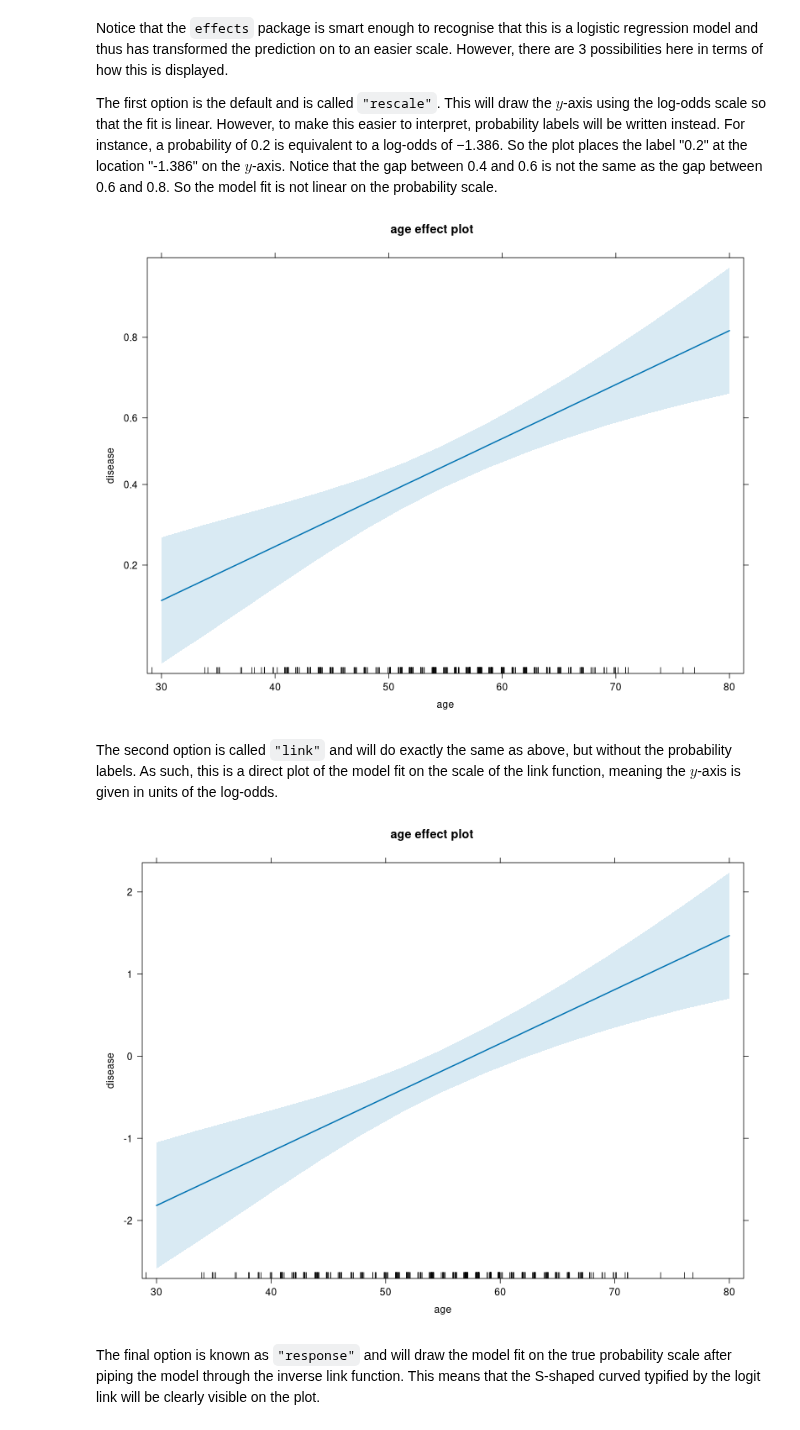
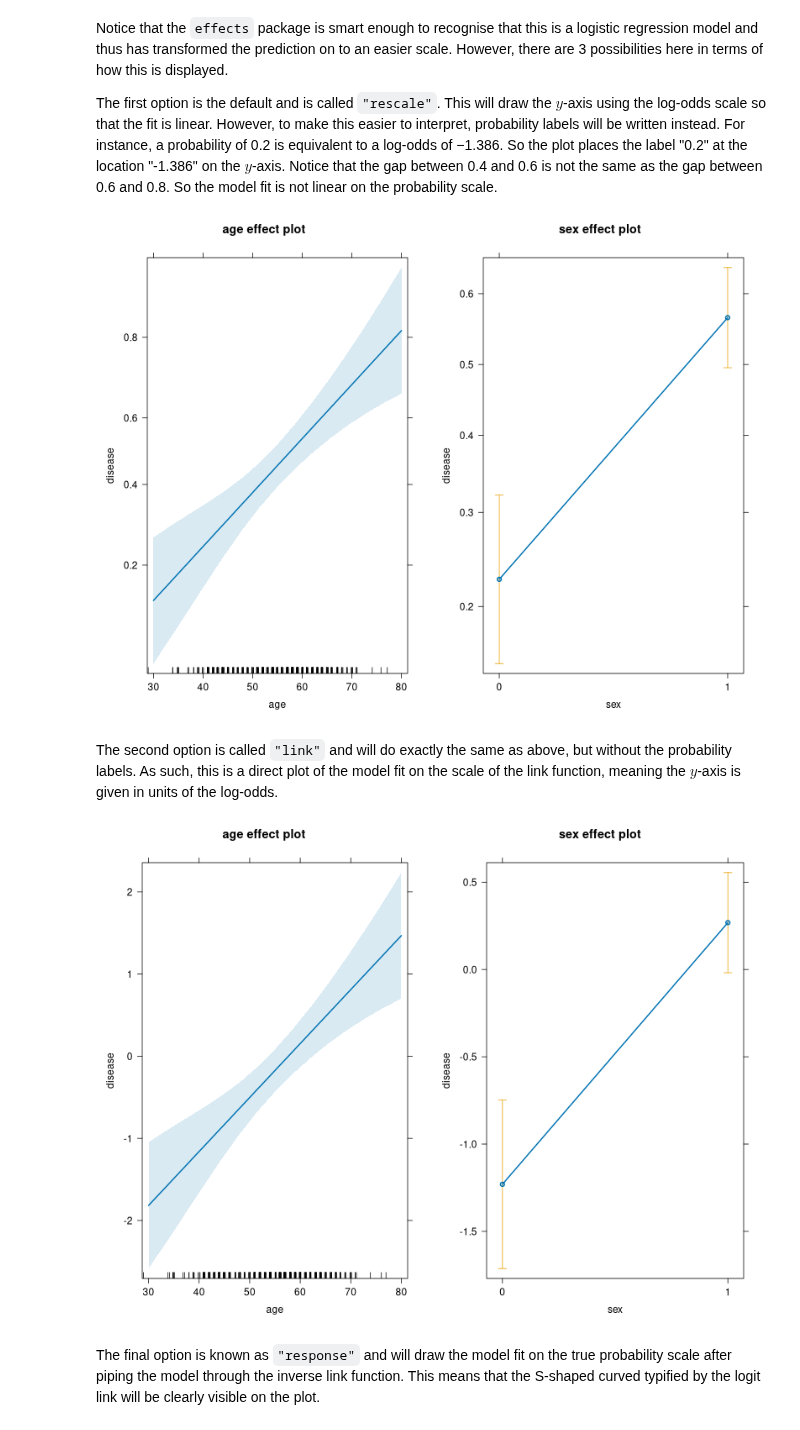
Before and after one commit to PCHN63112-Generalised-Linear-Mixed/logistic-regression, a Jupyter notebook: 1.binary-logistic/4.R.ipynb, the cells around one changed output. Cells and saved outputs as stored; diff of their text form; code cells hidden in the pictures.

```diff
--- a/1.binary-logistic/4.R.ipynb
+++ b/1.binary-logistic/4.R.ipynb
@@ -64,15 +64,15 @@ Notice that the `effects` package is smart enough to recognise that this is a lo
 
 The first option is the default and is called `"rescale"`. This will draw the $y$-axis using the log-odds scale so that the fit is linear. However, to make this easier to interpret, probability labels will be written instead. For instance, a probability of 0.2 is equivalent to a log-odds of −1.386. So the plot places the label "0.2" at the location "-1.386" on the $y$-axis. Notice that the gap between 0.4 and 0.6 is not the same as the gap between 0.6 and 0.8. So the model fit is not linear on the probability scale.
 # %%
-plot(effect("age",mod), axes=list(y=list(type="rescale")))
+plot(allEffects(mod), axes=list(y=list(type="rescale")))
 # %% [output]
-[figure, old version]
+[figure, new version]
 # %% [markdown]
 The second option is called `"link"` and will do exactly the same as above, but without the probability labels. As such, this is a direct plot of the model fit on the scale of the link function, meaning the $y$-axis is given in units of the log-odds.
 # %%
-plot(effect("age",mod), axes=list(y=list(type="link")))
+plot(allEffects(mod), axes=list(y=list(type="link")))
 # %% [output]
-[figure, old version]
+[figure, new version]
 # %% [markdown]
 The final option is known as `"response"` and will draw the model fit on the true probability scale after piping the model through the inverse link function. This means that the S-shaped curved typified by the logit link will be clearly visible on the plot.
 # %%
```
Also changed, not shown: parts of 1 cell of this notebook, 3 other files.
